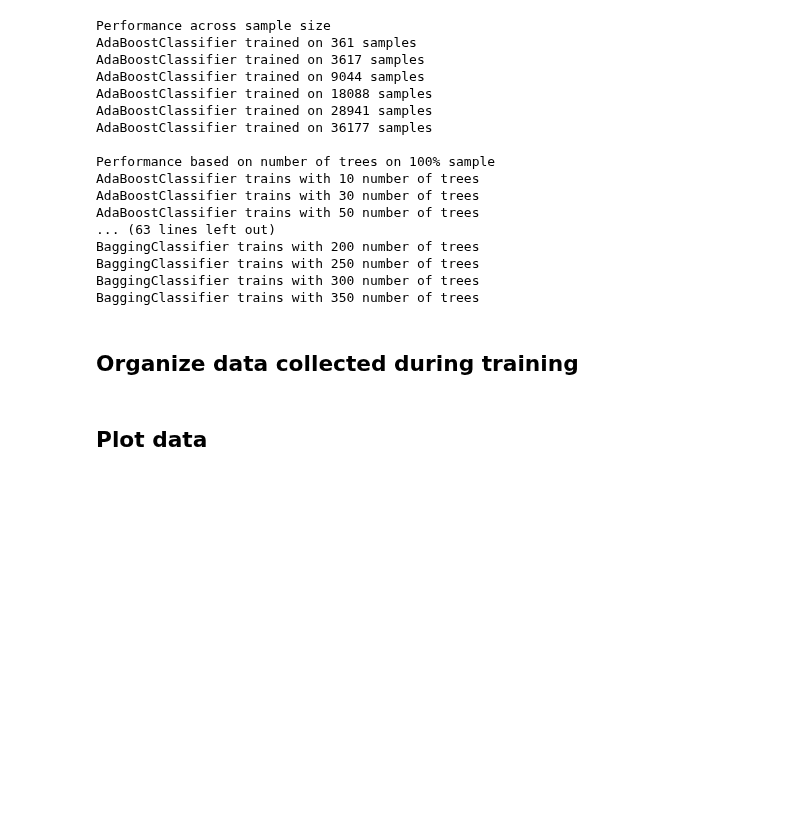
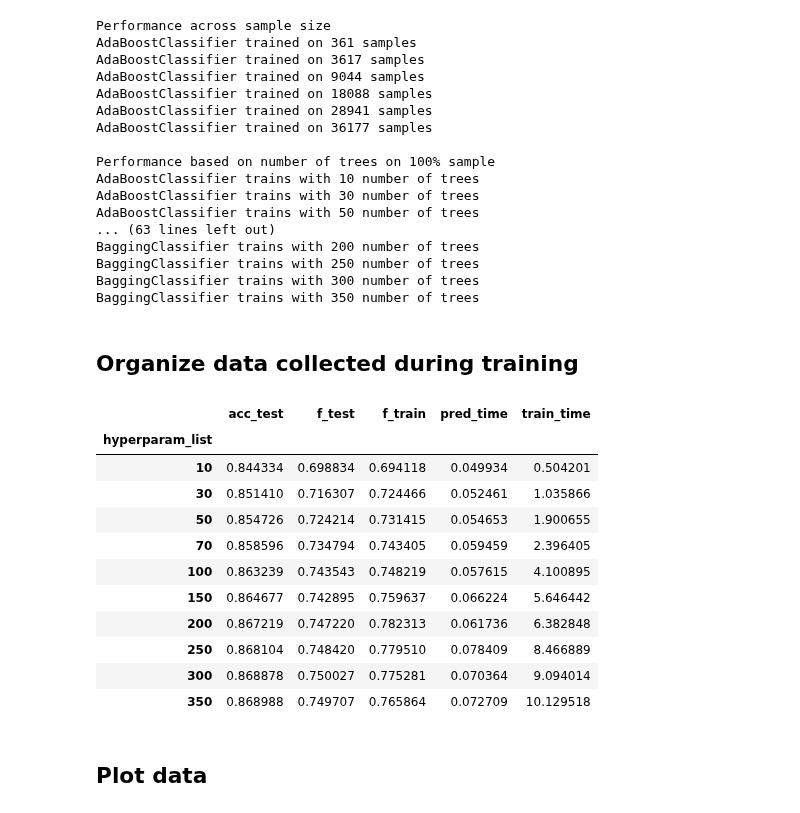
Before and after one commit to palpen/udacity_ml_engineer_projects, a Jupyter notebook: finding_donors/xfinding_donors_XGBoost.ipynb, the cells around one changed output. Saved outputs shown, nothing was run; the diff lists cells and outputs as text; code cells hidden in the pictures; blank space fills up the shorter version.

```diff
--- a/finding_donors/xfinding_donors_XGBoost.ipynb
+++ b/finding_donors/xfinding_donors_XGBoost.ipynb
@@ -306,6 +306,21 @@ ada_tree = data_to_df('AdaBoostClassifier', get_tree_data, num_trees)
 gbc_tree = data_to_df('GradientBoostingClassifier', get_tree_data, num_trees)
 xgb_tree = data_to_df('XGBClassifier', get_tree_data, num_trees)
 bag_tree = data_to_df('BaggingClassifier', get_tree_data, num_trees)
+# %%
+xgb_tree
+# %% [output]
+|  | acc_test | f_test | f_train | pred_time | train_time |
+| hyperparam_list |  |  |  |  |  |
+| 10 | 0.844334 | 0.698834 | 0.694118 | 0.049934 | 0.504201 |
+| 30 | 0.851410 | 0.716307 | 0.724466 | 0.052461 | 1.035866 |
+| 50 | 0.854726 | 0.724214 | 0.731415 | 0.054653 | 1.900655 |
+| 70 | 0.858596 | 0.734794 | 0.743405 | 0.059459 | 2.396405 |
+| 100 | 0.863239 | 0.743543 | 0.748219 | 0.057615 | 4.100895 |
+| 150 | 0.864677 | 0.742895 | 0.759637 | 0.066224 | 5.646442 |
+| 200 | 0.867219 | 0.747220 | 0.782313 | 0.061736 | 6.382848 |
+| 250 | 0.868104 | 0.748420 | 0.779510 | 0.078409 | 8.466889 |
+| 300 | 0.868878 | 0.750027 | 0.775281 | 0.070364 | 9.094014 |
+| 350 | 0.868988 | 0.749707 | 0.765864 | 0.072709 | 10.129518 |
 # %% [markdown]
 ## Plot data
 # %% [markdown]
```
Also changed, not shown: parts of 4 cells of this notebook.
